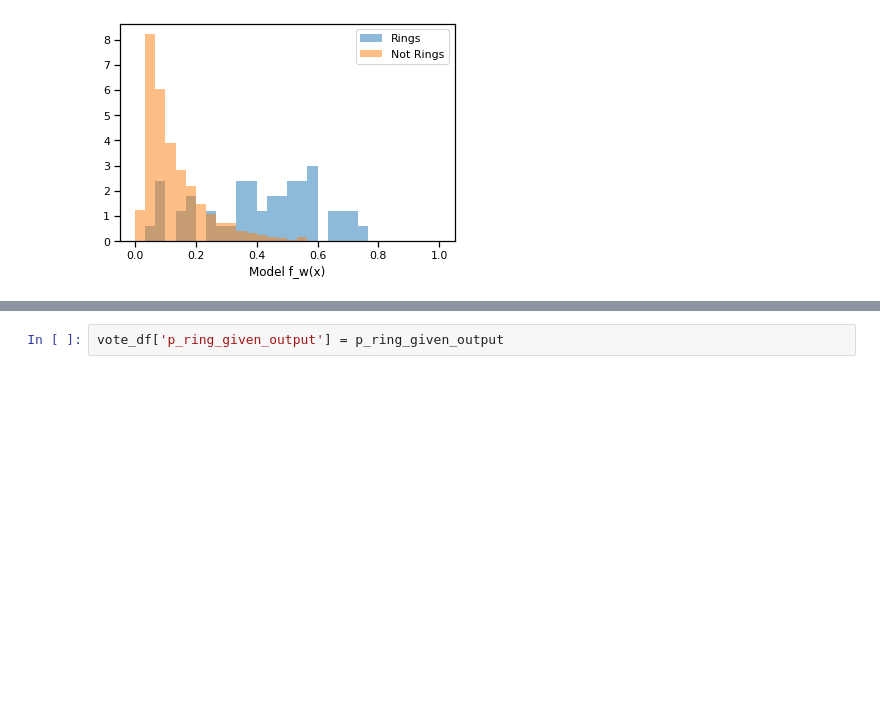
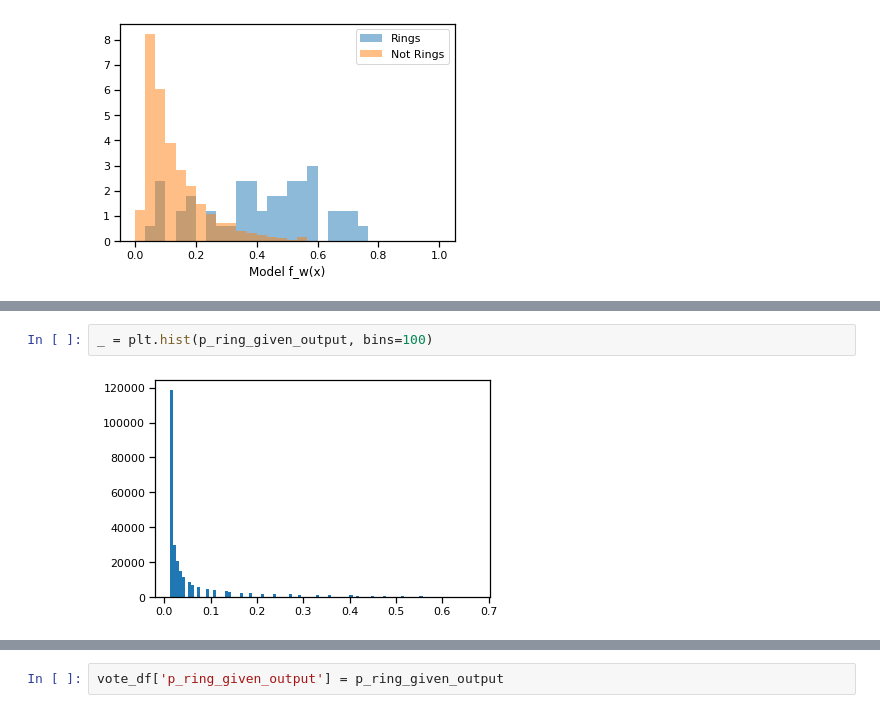
Before and after one commit to mwalmsley/morphology-tools, a Jupyter notebook: notebooks/mobile_experiment.ipynb, the cells around one changed output, grey strips where cells are left out. Drawn from its saved outputs; the diff is of its cells as text; blank space fills up the shorter version.

```diff
--- a/notebooks/mobile_experiment.ipynb
+++ b/notebooks/mobile_experiment.ipynb
@@ -306 +312,5 @@ _ = plt.hist(p_ring_given_output, bins=30)
+# %%
+_ = plt.hist(p_ring_given_output, bins=100)
+# %% [output]
+[figure, added]
 # %%
```
Also changed, not shown: parts of 24 cells of this notebook, 1 other file.
